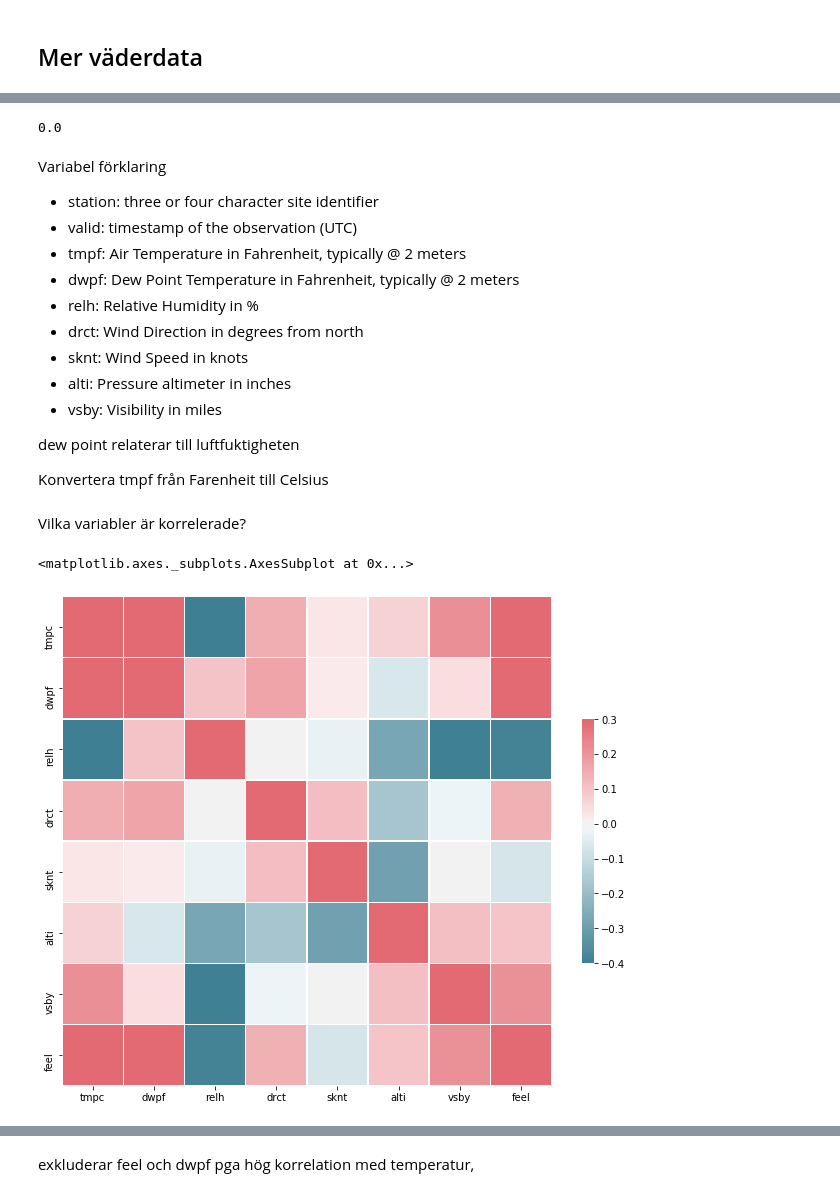
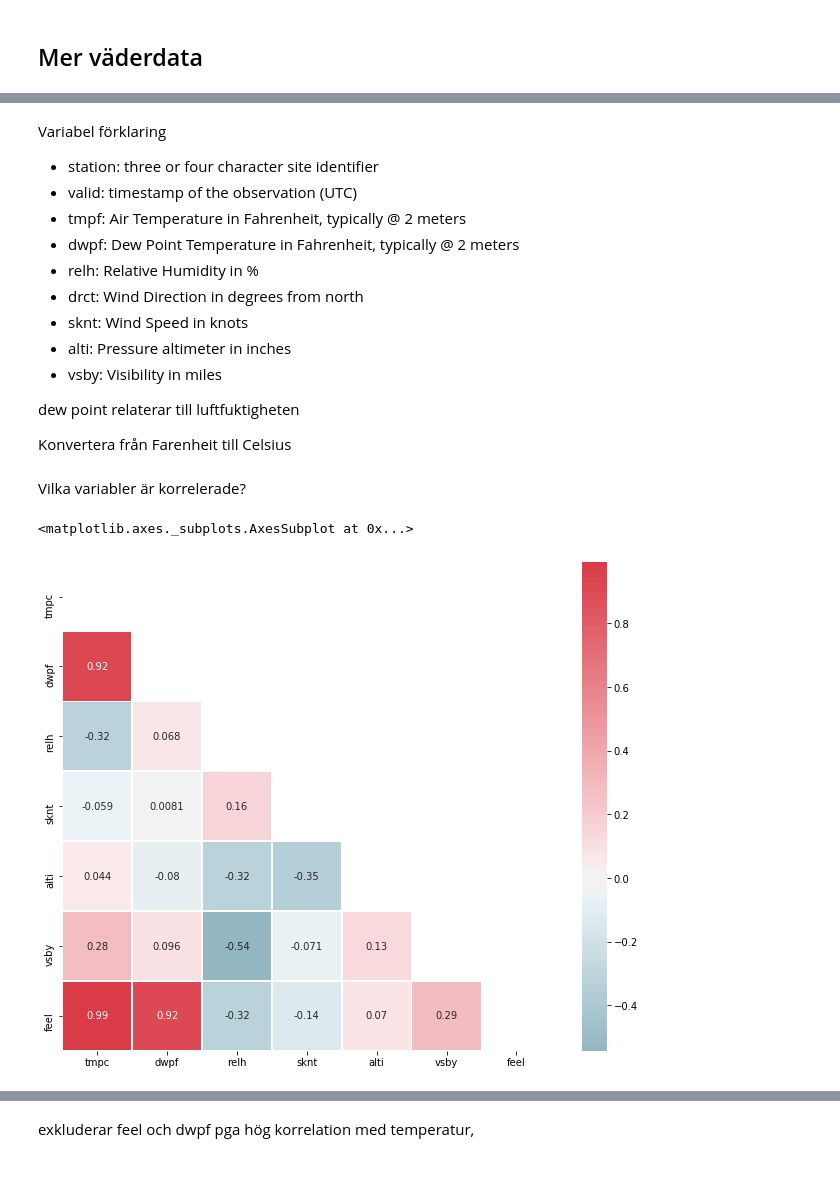
Before and after one commit to IdaLundholmBenzi/Analysutmaning_prognos, a Jupyter notebook: TDS9_forecast.ipynb, the cells around one changed output, grey strips where cells are left out. Cells and saved outputs as stored; diff of their text form; code cells hidden in the pictures.

```diff
--- a/TDS9_forecast.ipynb
+++ b/TDS9_forecast.ipynb
@@ -64,0 +69,11 @@ test.head()
+# %%
+def divide_into_train_and_test(df):
+    train = df[df.ds <= '2016-12-31']
+    test = df[(df.ds > '2016-12-31') & (df.ds<='2017-12-31')]
+    return train, test
+
+df_m = df[['timestamp', 'consumption_value']]
+df_m.columns = ['ds', 'y']
+
+train, test = divide_into_train_and_test(df_m)
+test.head()
@@ -155,9 +177,7 @@ sns.distplot(df_merged[df_merged.ds >= '2018-01-01']['residual'])
 df_m_temp = df[['timestamp', 'consumption_value', 'temperature']]
 df_m_temp.columns = ['ds', 'y', 'temp']
 
-train = df_m_temp[df_m_temp['ds'] <= '2017-12-31']
-test = df_m_temp[(df_m_temp.ds > '2017-12-31') & (df_m.ds <= '2018-12-31')]
-validate = df_m_temp[df_m_temp.ds > '2018-12-31']
+train, test = divide_into_train_and_test(df_m_temp)
 
 m_temp = Prophet(growth = 'linear',
              weekly_seasonality = False,
@@ -429,7 +443,8 @@ plt.plot(ev_df.ds, ev_df.residual_clip, '.')
 # %% [markdown]
 ## Mer väderdata
 # %%
-weather = pd.read_csv('data/ESGG.txt')
+weather = pd.read_csv('data/ESGG.txt', low_memory= False)
+weather['valid'] = pd.to_datetime(weather['valid'])
 weather.head()
 # %% [output]
 |  | station | valid | tmpf | dwpf | relh | drct | sknt | p01i | alti | mslp | ... | ... |
@@ -460,9 +472,8 @@ feel       3.0
 metar      0.0
 dtype: float64
-# %%
-weather.p01i.sum() # alla värden 0, exkludera
-# %% [output]
-0.0
+# %%
+weather = weather[list(completeness[completeness == 0].index)]
+weather = weather.resample('D', on='valid').mean()
 # %% [markdown]
 Variabel förklaring
 
@@ -478,7 +489,7 @@ Variabel förklaring
 
 dew point relaterar till luftfuktigheten
 
-Konvertera tmpf från Farenheit till Celsius
+Konvertera från Farenheit till Celsius
 # %%
 def F_to_C(f):
     return (f-32.)/1.8
@@ -487,21 +498,21 @@ weather['tmpc'] = weather['tmpf'].apply(F_to_C)
 # %% [markdown]
 Vilka variabler är korrelerade?
 # %%
-d = weather[['tmpc', 'dwpf', 'relh', 'drct', 'sknt', 'alti', 'vsby', 'feel']]
+d = weather[['tmpc', 'dwpf', 'relh', 'sknt', 'alti', 'vsby', 'feel']]
 corr = d.corr()
 
 # Generate a mask for the upper triangle
-#mask = np.triu(np.ones_like(corr, dtype=np.bool))
+mask = np.triu(np.ones_like(corr, dtype=np.bool))
 
 # Set up the matplotlib figure
 f, ax = plt.subplots(figsize=(11, 9))
 
 # Generate a custom diverging colormap
 cmap = sns.diverging_palette(220, 10, as_cmap=True)
 
 # Draw the heatmap with the mask and correct aspect ratio
-sns.heatmap(corr, vmax=.3, center=0, cmap=cmap,
-            square=True, linewidths=.5, cbar_kws={"shrink": .5})
+sns.heatmap(corr, center=0, cmap=cmap,mask = mask,
+            square=True, linewidths=.5, annot=True)
 # %% [output]
 <matplotlib.axes._subplots.AxesSubplot at 0x...>
-[figure, old version]
+[figure, new version]
```
Also changed, not shown: parts of 44 cells of this notebook.
